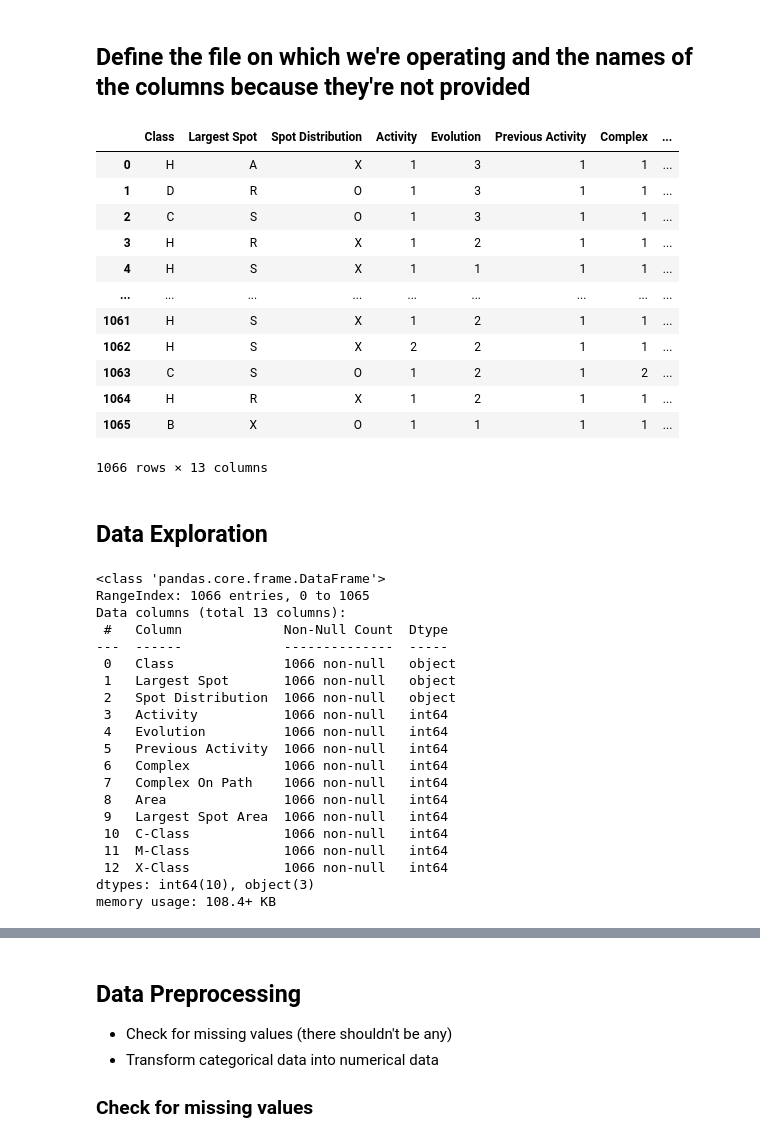
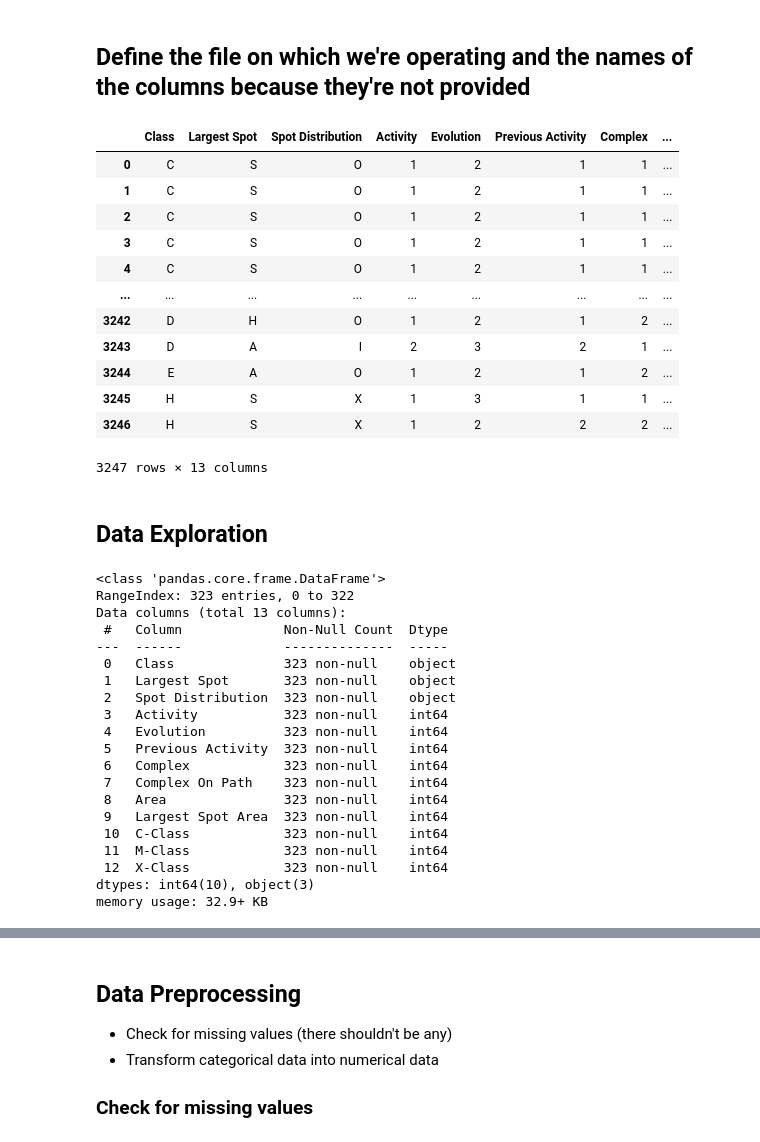
Before and after one commit to sant1dom/PredictiveAnalyticsProject, a Jupyter notebook: solar_flare.ipynb, the cells around one changed output, grey strips where cells are left out. Saved outputs shown, nothing was run; the diff lists cells and outputs as text; code cells hidden in the pictures.

```diff
--- a/solar_flare.ipynb
+++ b/solar_flare.ipynb
@@ -12,53 +14,55 @@ import seaborn as sns
 # %% [markdown]
 ## Define the file on which we're operating and the names of the columns because they're not provided
 # %%
-dataset = "flare.data2"
+dataset1 = "flare.data1"
+dataset2 = "flare.data2"
 
 headers = ["Class", "Largest Spot", "Spot Distribution", "Activity", "Evolution", "Previous Activity", "Complex",
            "Complex On Path", "Area", "Largest Spot Area", "C-Class", "M-Class", "X-Class"]
 
 # importing dataset
-df = pd.read_csv(dataset, sep=" ", header=None, skiprows=1, names=headers)
-df
+df = pd.read_csv(dataset1, sep=" ", header=None, skiprows=1, names=headers)
+df2 = pd.read_csv(dataset2, sep=" ", header=None, skiprows=1, names=headers)
+pd.merge(df, df2, how="outer")
 # %% [output]
 |  | Class | Largest Spot | Spot Distribution | Activity | Evolution | Previous Activity | Complex | ... |
-| 0 | H | A | X | 1 | 3 | 1 | 1 | ... |
-| 1 | D | R | O | 1 | 3 | 1 | 1 | ... |
-| 2 | C | S | O | 1 | 3 | 1 | 1 | ... |
-| 3 | H | R | X | 1 | 2 | 1 | 1 | ... |
-| 4 | H | S | X | 1 | 1 | 1 | 1 | ... |
+| 0 | C | S | O | 1 | 2 | 1 | 1 | ... |
+| 1 | C | S | O | 1 | 2 | 1 | 1 | ... |
+| 2 | C | S | O | 1 | 2 | 1 | 1 | ... |
+| 3 | C | S | O | 1 | 2 | 1 | 1 | ... |
+| 4 | C | S | O | 1 | 2 | 1 | 1 | ... |
 | ... | ... | ... | ... | ... | ... | ... | ... | ... |
-| 1061 | H | S | X | 1 | 2 | 1 | 1 | ... |
-| 1062 | H | S | X | 2 | 2 | 1 | 1 | ... |
-| 1063 | C | S | O | 1 | 2 | 1 | 2 | ... |
-| 1064 | H | R | X | 1 | 2 | 1 | 1 | ... |
-| 1065 | B | X | O | 1 | 1 | 1 | 1 | ... |
+| 3242 | D | H | O | 1 | 2 | 1 | 2 | ... |
+| 3243 | D | A | I | 2 | 3 | 2 | 1 | ... |
+| 3244 | E | A | O | 1 | 2 | 1 | 2 | ... |
+| 3245 | H | S | X | 1 | 3 | 1 | 1 | ... |
+| 3246 | H | S | X | 1 | 2 | 2 | 2 | ... |
-1066 rows × 13 columns
+3247 rows × 13 columns
 # %% [markdown]
 ## Data Exploration
 # %%
 df.info()
 # %% [output]
 <class 'pandas.core.frame.DataFrame'>
-RangeIndex: 1066 entries, 0 to 1065
+RangeIndex: 323 entries, 0 to 322
 Data columns (total 13 columns):
  #   Column             Non-Null Count  Dtype
 ---  ------             --------------  -----
- 0   Class              1066 non-null   object
- 1   Largest Spot       1066 non-null   object
- 2   Spot Distribution  1066 non-null   object
- 3   Activity           1066 non-null   int64
- 4   Evolution          1066 non-null   int64
- 5   Previous Activity  1066 non-null   int64
- 6   Complex            1066 non-null   int64
- 7   Complex On Path    1066 non-null   int64
- 8   Area               1066 non-null   int64
- 9   Largest Spot Area  1066 non-null   int64
- 10  C-Class            1066 non-null   int64
- 11  M-Class            1066 non-null   int64
- 12  X-Class            1066 non-null   int64
+ 0   Class              323 non-null    object
+ 1   Largest Spot       323 non-null    object
+ 2   Spot Distribution  323 non-null    object
+ 3   Activity           323 non-null    int64
+ 4   Evolution          323 non-null    int64
+ 5   Previous Activity  323 non-null    int64
+ 6   Complex            323 non-null    int64
+ 7   Complex On Path    323 non-null    int64
+ 8   Area               323 non-null    int64
+ 9   Largest Spot Area  323 non-null    int64
+ 10  C-Class            323 non-null    int64
+ 11  M-Class            323 non-null    int64
+ 12  X-Class            323 non-null    int64
 dtypes: int64(10), object(3)
-memory usage: 108.4+ KB
+memory usage: 32.9+ KB
 # %%
 df.describe()
 # %% [output]
```
Also changed, not shown: parts of 21 cells of this notebook.
